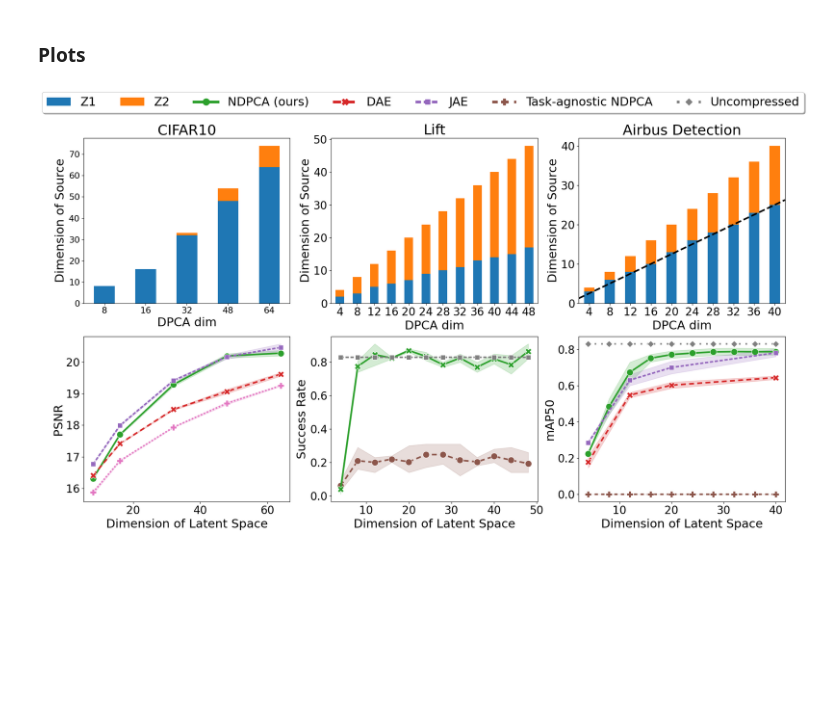
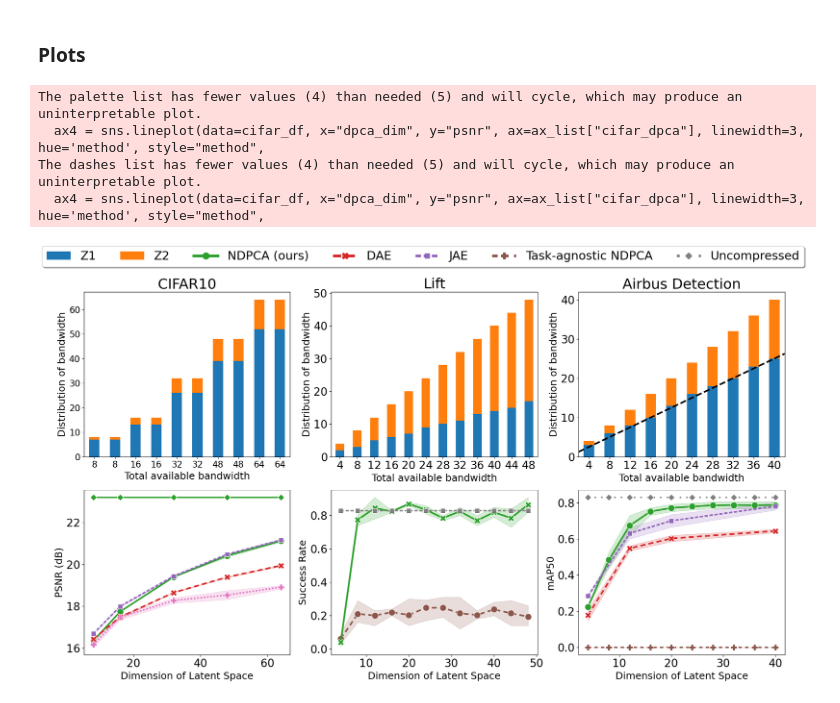
Before and after one commit to UTAustin-SwarmLab/Task-aware-Distributed-Source-Coding, a Jupyter notebook: plots/make_plot.ipynb, the cells around one changed output. Saved outputs shown, nothing was run; the diff lists cells and outputs as text; code cells hidden in the pictures; blank space fills up the shorter version.

Commit message:
Adding task agnostic and uncompressed baselines

```diff
--- a/plots/make_plot.ipynb
+++ b/plots/make_plot.ipynb
@@ -83,7 +91,9 @@ for i in range(len(psnr_dae)): ### latent dim
         cifar_df = cifar_df.append({'dpca_dim': Z[i], 'Z1': Z1[i, j], 'Z2': Z2[i, j] ,'psnr': psnr_ndpca[i, j], 'method': 'NDPCA (ours)', 'seed': j}, ignore_index=True)
         cifar_df = cifar_df.append({'dpca_dim': Z[i], 'Z1': Z1[i, j], 'Z2': Z2[i, j] ,'psnr': psnr_dae[i, j], 'method': 'DAE', 'seed': j}, ignore_index=True)
         cifar_df = cifar_df.append({'dpca_dim': Z[i], 'Z1': Z1[i, j], 'Z2': Z2[i, j] ,'psnr': psnr_jae[i, j], 'method': 'JAE', 'seed': j}, ignore_index=True)
-        cifar_df = cifar_df.append({'dpca_dim': Z[i], 'Z1': Z1[i, j], 'Z2': Z2[i, j] ,'psnr': psnr_sep_enc_dec[i, j], 'method': 'SepEncDec', 'seed': j}, ignore_index=True)
+        cifar_df = cifar_df.append({'dpca_dim': Z[i], 'Z1': Z1[i, j], 'Z2': Z2[i, j] ,'psnr': psnr_ndpca_task_agnostic[i, j], 'method': 'Task-agnostic NDPCA', 'seed': j}, ignore_index=True)
+        # cifar_df = cifar_df.append({'dpca_dim': Z[i], 'Z1': Z1[i, j], 'Z2': Z2[i, j] ,'psnr': psnr_sep_enc_dec[i, j], 'method': 'SepEncDec', 'seed': j}, ignore_index=True)
+        cifar_df = cifar_df.append({'dpca_dim': Z[i], 'Z1': Z1[i, j], 'Z2': Z2[i, j] ,'psnr': psnr_uncompressed[i], 'method': 'Uncompressed', 'seed': j}, ignore_index=True)
 
 print(cifar_df.head())
 # %% [output]
@@ -200,10 +210,15 @@ fig, ax_list = plt.subplot_mosaic(
             # set the width ratios between the columns
             # "width_ratios": [1, 1, 1, 1],})
 
-xylabelsize = 22
+xylabelsize = 18
 titlesize = 26
 legendsize = 22
 ticksize = 20
+
+
+plot1_xlabel = "Total available bandwidth"
+plot1_ylabel = "Distribution of bandwidth"
+
 
 ####### ax #######
 # 1 2 3
@@ -221,7 +236,7 @@ ax_list["airbus_z"].set_title("Airbus Detection", fontsize=titlesize)
 ax4 = sns.lineplot(data=cifar_df, x="dpca_dim", y="psnr", ax=ax_list["cifar_dpca"], linewidth=3, hue='method', style="method",
                     palette=[color_list[2], color_list[3], color_list[4], color_list[6]], dashes=['', (3,2), (2,1), (1,1)], markers=True, markersize=12)
 ax_list["cifar_dpca"].set_xlabel("Dimension of Latent Space", fontsize=xylabelsize)
-ax_list["cifar_dpca"].set_ylabel("PSNR", fontsize=xylabelsize)
+ax_list["cifar_dpca"].set_ylabel("PSNR (dB)", fontsize=xylabelsize)
 ax_list["cifar_dpca"].tick_params(axis="x", labelsize=ticksize)
 ax_list["cifar_dpca"].tick_params(axis="y", labelsize=ticksize)
 ax_list["cifar_dpca"].legend().remove()
@@ -229,8 +244,8 @@ ax_list["cifar_dpca"].legend().remove()
 cifar_df_z = cifar_df.loc[(cifar_df["method"]).str.contains('NDPCA') & (cifar_df["seed"] == cifar_df.iloc[0]["seed"]) ]
 cifar_df_z.plot(kind='bar', stacked=True, color=[color_list[0], color_list[1]], ax=ax_list["cifar_z"],
                 x="dpca_dim", y=["Z1", "Z2"], width=0.5, rot=0)
-ax_list["cifar_z"].set_xlabel("DPCA dim", fontsize=xylabelsize)
-ax_list["cifar_z"].set_ylabel("Dimension of Source", fontsize=xylabelsize)
+ax_list["cifar_z"].set_xlabel(plot1_xlabel, fontsize=xylabelsize)
+ax_list["cifar_z"].set_ylabel(plot1_ylabel, fontsize=xylabelsize)
 ax_list["cifar_z"].tick_params(axis="x", labelsize=16)
 ax_list["cifar_z"].tick_params(axis="y", labelsize=16)
 ax_list["cifar_z"].legend().remove()
@@ -250,8 +265,8 @@ ax_list["pnp_dpca"].legend().remove()
 pnp_df_z = pnp_df.loc[(pnp_df["method"]).str.contains('ours') & (pnp_df["seed"] == 1) ]
 pnp_df_z.plot(kind='bar', stacked=True, color=[color_list[0], color_list[1]], ax=ax_list["pnp_z"],
                 x="dpca_dim", y=["Z1", "Z2"], width=0.5, rot=0)
-ax_list["pnp_z"].set_xlabel("DPCA dim", fontsize=xylabelsize)
-ax_list["pnp_z"].set_ylabel("Dimension of Source", fontsize=xylabelsize)
+ax_list["pnp_z"].set_xlabel(plot1_xlabel, fontsize=xylabelsize)
+ax_list["pnp_z"].set_ylabel(plot1_ylabel, fontsize=xylabelsize)
 ax_list["pnp_z"].tick_params(axis="x", labelsize=ticksize)
 ax_list["pnp_z"].tick_params(axis="y", labelsize=ticksize)
 ax_list["pnp_z"].legend().remove()
@@ -262,33 +277,37 @@ ax_list["pnp_z"].legend().remove()
 ax6 = sns.lineplot(data=airbus_df, x="dpca_dim", y="testmAP", ax=ax_list["airbus_dpca"], linewidth=3, hue='method', style="method",
                     palette=[color_list[2], color_list[3], color_list[4], color_list[5], 'gray'], dashes=['', (3,2), (2,1), (2,2), (1,3)], markers=True, markersize=12)
 ax_list["airbus_dpca"].set_xlabel("Dimension of Latent Space", fontsize=xylabelsize)
 ax_list["airbus_dpca"].set_ylabel("mAP50", fontsize=xylabelsize)
 ax_list["airbus_dpca"].tick_params(axis="x", labelsize=ticksize)
 ax_list["airbus_dpca"].tick_params(axis="y", labelsize=ticksize)
 leg = ax_list["airbus_dpca"].legend()
 # plt.gca().yaxis.set_major_formatter(mtick.PercentFormatter(xmax=1.0))
 ax_list["airbus_dpca"].legend().remove()
 ## plot Z1 and Z2
 airbus_df_z = airbus_df.loc[(airbus_df["method"]).str.contains('ours') & (airbus_df["seed"] == 1) ]
 airbus_df_z.plot(kind='bar', stacked=True, color=[color_list[0], color_list[1]], ax=ax_list["airbus_z"],
                 x="dpca_dim", y=["Z1", "Z2"], width=0.5, rot=0)
 ax_list["airbus_z"].plot([-0.5, 9.5], [1.25, 26.25], color='black', linestyle='dashed', linewidth=3)
-ax_list["airbus_z"].set_xlabel("DPCA dim", fontsize=xylabelsize)
-ax_list["airbus_z"].set_ylabel("Dimension of Source", fontsize=xylabelsize)
+ax_list["airbus_z"].set_xlabel(plot1_xlabel, fontsize=xylabelsize)
+ax_list["airbus_z"].set_ylabel(plot1_ylabel, fontsize=xylabelsize)
 ax_list["airbus_z"].tick_params(axis="x", labelsize=ticksize)
 ax_list["airbus_z"].tick_params(axis="y", labelsize=ticksize)
 ax_list["airbus_z"].legend().remove()
 
 
 ### Generate a legend for the first line only
 # lines_labels = [ax.get_legend_handles_labels() for ax in fig.axes ] # [ax_list["cifar_dpca"], ax_list["cifar_z"]]]
 lines_labels = [ax.get_legend_handles_labels() for ax in [ax_list["airbus_z"], ax_list["airbus_dpca"]]]
 lines, labels = [sum(lol, []) for lol in zip(*lines_labels)]
 
 lgd = fig.legend(lines, labels, loc='upper center', bbox_to_anchor=(0.5, 0.99), fancybox=True, shadow=True, ncol=7, fontsize=22, markerscale=2)
 for line in lgd.get_lines():
     line.set_linewidth(5.0)
 plt.show()
 fig.savefig('./results.pdf', bbox_extra_artists=(lgd,), bbox_inches='tight')
 # %% [output]
+The palette list has fewer values (4) than needed (5) and will cycle, which may produce an uninterpretable plot.
+  ax4 = sns.lineplot(data=cifar_df, x="dpca_dim", y="psnr", ax=ax_list["cifar_dpca"], linewidth=3, hue='method', style="method",
+The dashes list has fewer values (4) than needed (5) and will cycle, which may produce an uninterpretable plot.
+  ax4 = sns.lineplot(data=cifar_df, x="dpca_dim", y="psnr", ax=ax_list["cifar_dpca"], linewidth=3, hue='method', style="method",
-[figure, old version]
+[figure, new version]
```
Also changed, not shown: parts of 3 cells of this notebook.
